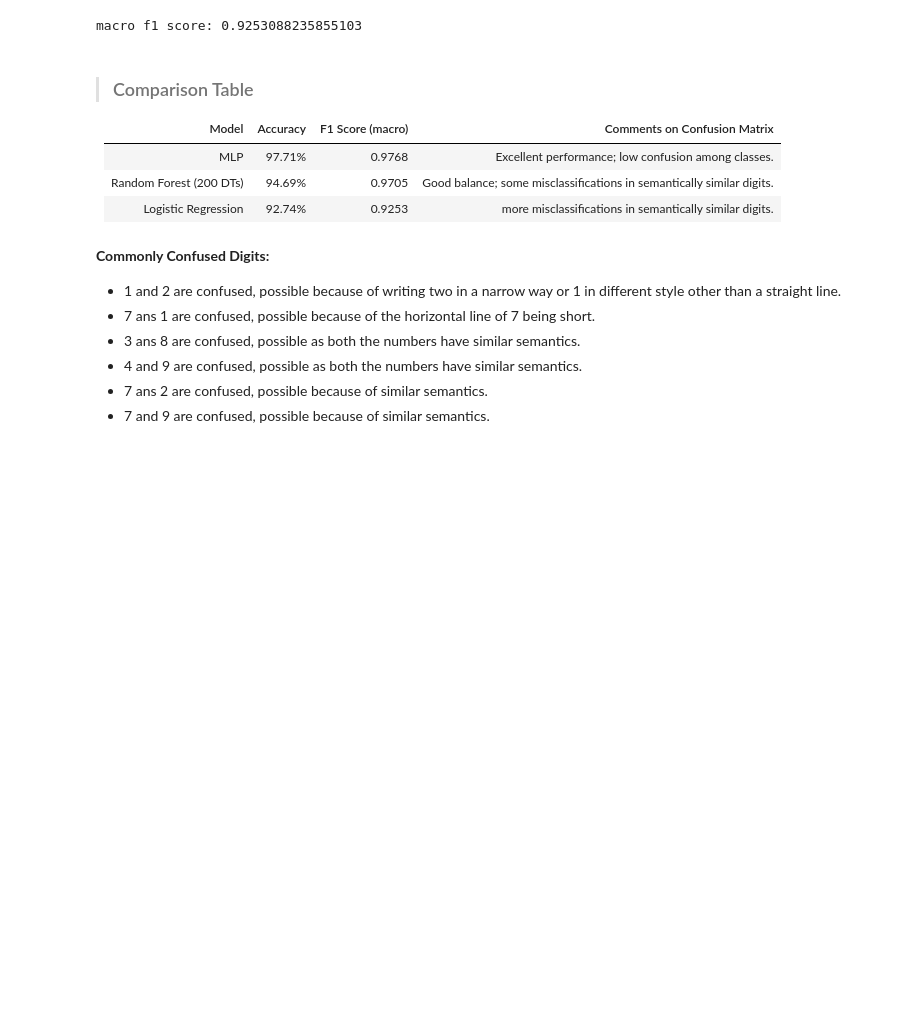
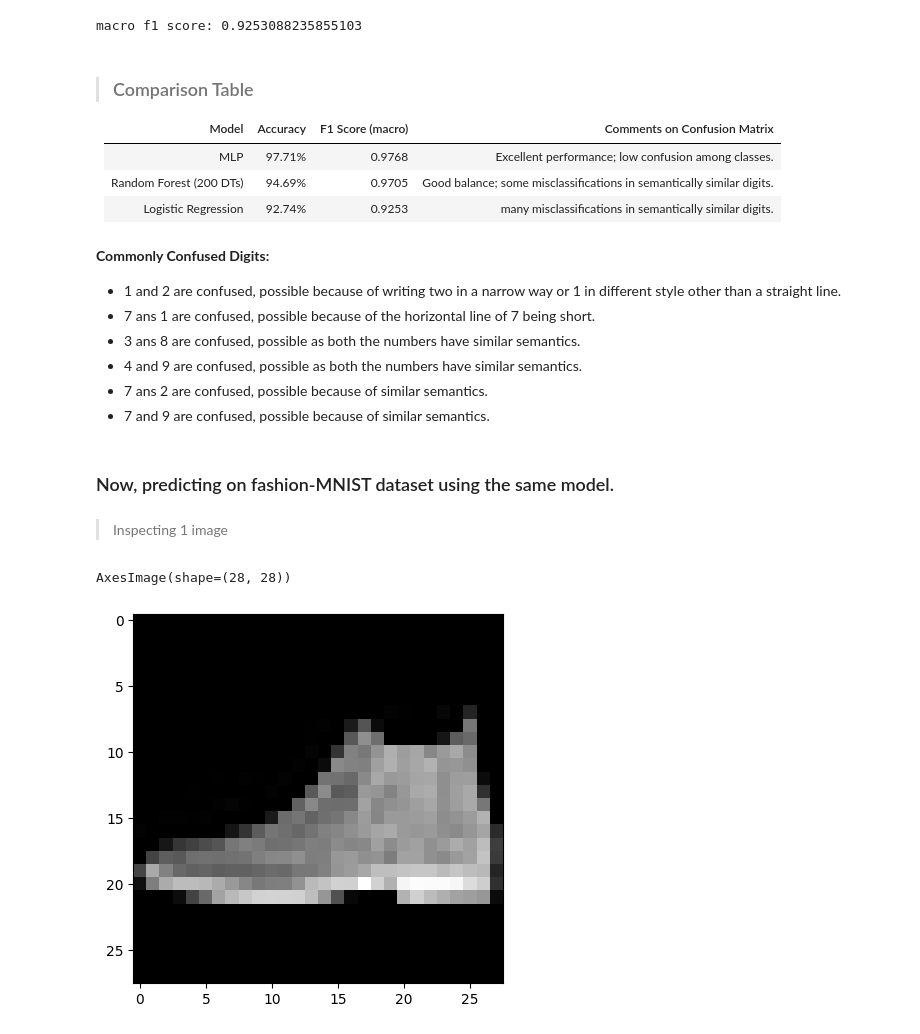
Before and after one commit to Reckadon/ES335-ML-Assignment-3, a Jupyter notebook: Task3-MNIST-MLP.ipynb, the cells around one changed output. Drawn from its saved outputs; the diff is of its cells as text; code cells hidden in the pictures; blank space fills up the shorter version.

```diff
--- a/Task3-MNIST-MLP.ipynb
+++ b/Task3-MNIST-MLP.ipynb
@@ -443,7 +443,7 @@ macro f1 score: 0.9253088235855103
 |-|-|-|-|
 | MLP | 97.71% | 0.9768 | Excellent performance; low confusion among classes. |
 | Random Forest (200 DTs) | 94.69% | 0.9705| Good balance; some misclassifications in semantically similar digits. |
-| Logistic Regression | 92.74% | 0.9253 | more misclassifications in semantically similar digits. |
+| Logistic Regression | 92.74% | 0.9253 | many misclassifications in semantically similar digits. |
 
 #### __Commonly Confused Digits:__
 - 1 and 2 are confused, possible because of writing two in a narrow way or 1 in different style other than a straight line.
@@ -452,3 +452,29 @@ macro f1 score: 0.9253088235855103
 - 4 and 9 are confused, possible as both the numbers have similar semantics.
 - 7 ans 2 are confused, possible because of similar semantics.
 - 7 and 9 are confused, possible because of similar semantics.
+# %% [markdown]
+### Now, predicting on fashion-MNIST dataset using the same model.
+# %%
+from torchvision import datasets, transforms
+
+# Define transformations for converting from (1, 28, 28) to (784)
+transform = transforms.Compose([
+    transforms.ToTensor(),  # convert images to tensors
+    transforms.Lambda(lambda x: x.squeeze()),  # making it (28, 28)
+    transforms.Lambda(lambda x: x.view(784))
+])
+
+# Load the Fashion MNIST dataset
+train_dataset = datasets.FashionMNIST(root='./data', train=True, download=True, transform=transform)
+test_dataset = datasets.FashionMNIST(root='./data', train=False, download=True, transform=transform)
+
+train_loader = DataLoader(dataset=train_dataset, batch_size=batch, shuffle=True)
+test_loader = DataLoader(dataset=test_dataset, batch_size=batch, shuffle=False)
+# %% [markdown]
+> Inspecting 1 image
+# %%
+images, labels = next(iter(test_loader))
+print(plt.imshow(images[0].reshape(28,28), cmap='grey'))
+# %% [output]
+AxesImage(shape=(28, 28))
+[figure, added]
```
Also changed, not shown: parts of 5 cells of this notebook.
